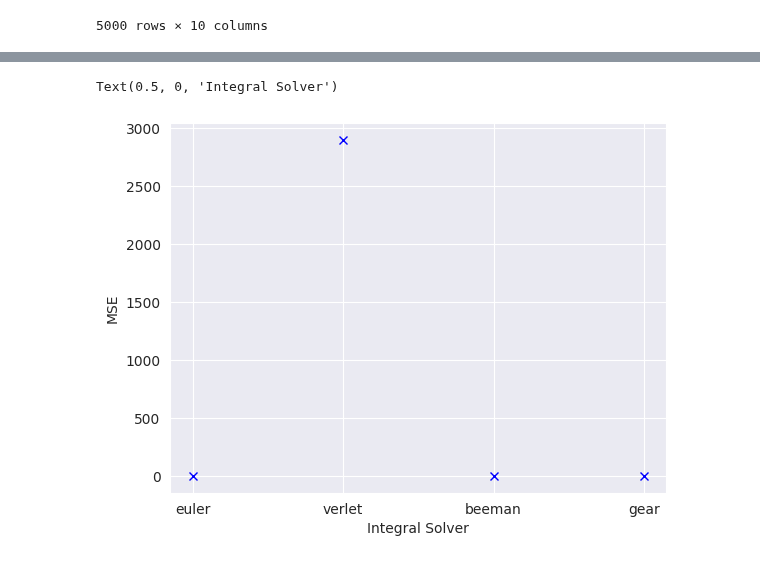
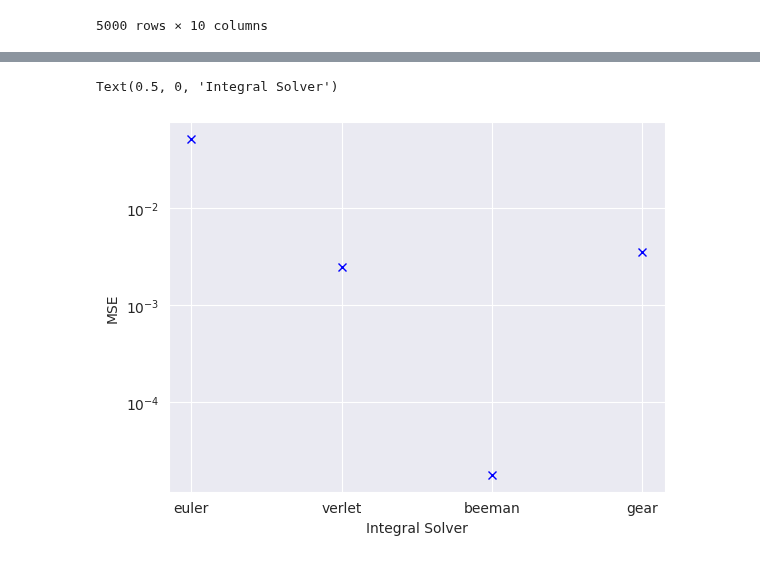
Before and after one commit to shadad00/Simulacion-de-sistemas, a Jupyter notebook: notebooks/TP4.ipynb, the cells around one changed output, grey strips where cells are left out. Drawn from its saved outputs; the diff is of its cells as text; code cells hidden in the pictures.

```diff
--- a/notebooks/TP4.ipynb
+++ b/notebooks/TP4.ipynb
@@ -85,10 +85,11 @@ fig.tight_layout()
 # %%
 errors = [mse(solver["rx"], solution["rx"]) for solver in solvers]
 
 fig, ax = plt.subplots()
 ax.plot(["euler", "verlet", "beeman", "gear"], errors, "xb")
+ax.set_yscale('log')
 ax.set_ylabel("MSE")
 ax.set_xlabel("Integral Solver")
 # %% [output]
 Text(0.5, 0, 'Integral Solver')
-[figure, old version]
+[figure, new version]
```
Also changed, not shown: parts of 1 cell of this notebook, 2 other files.
